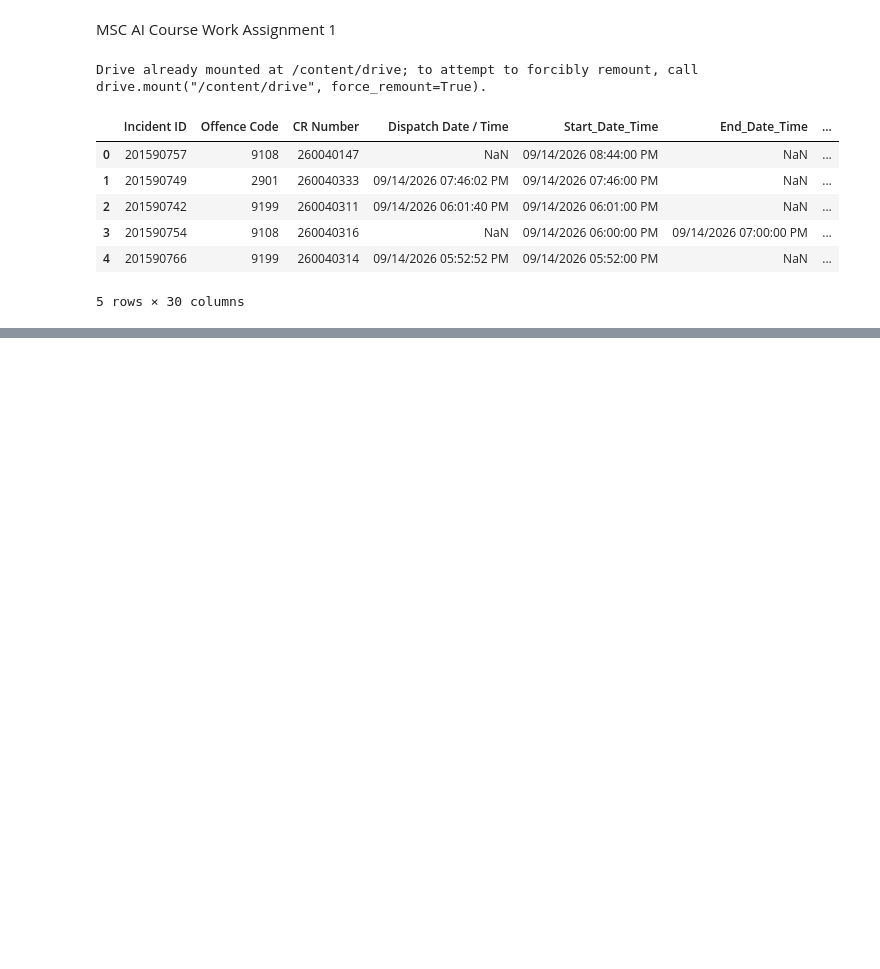
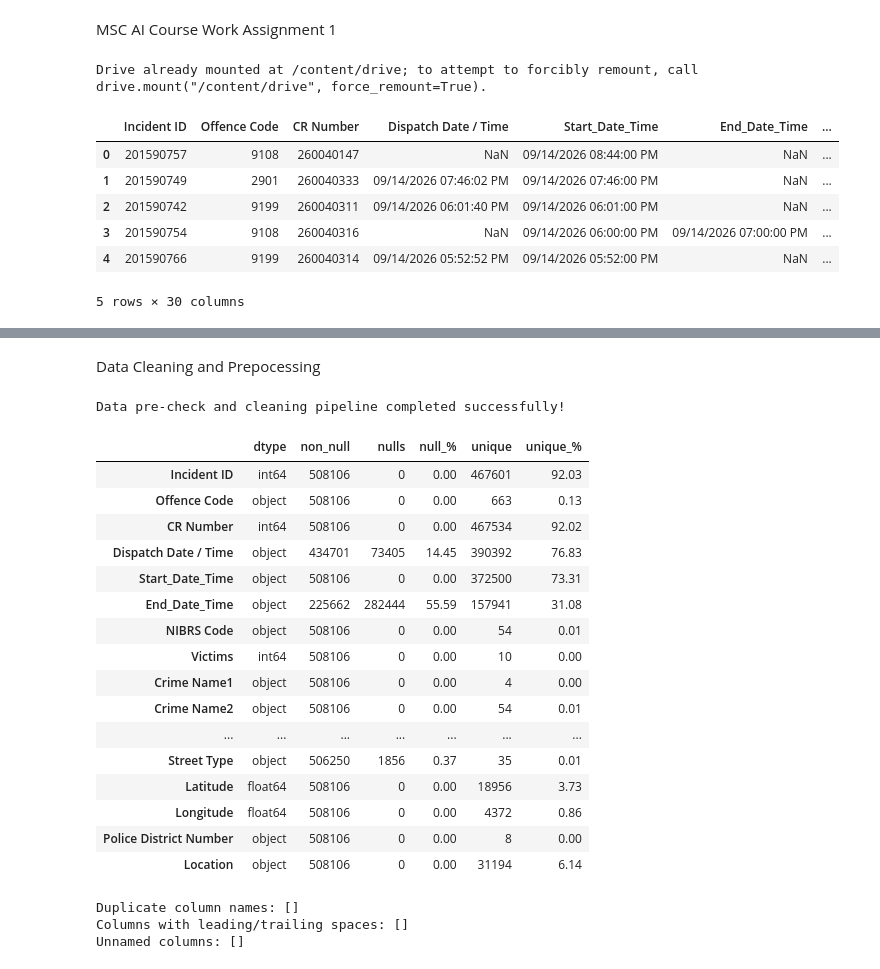
Before and after one commit to klsay/mscai, a Jupyter notebook: MSC_AI_Course_Work_Assignment_1.ipynb, the cells around one changed output, grey strips where cells are left out. Saved outputs shown, nothing was run; the diff lists cells and outputs as text; code cells hidden in the pictures; blank space fills up the shorter version.

```diff
--- a/MSC_AI_Course_Work_Assignment_1.ipynb
+++ b/MSC_AI_Course_Work_Assignment_1.ipynb
@@ -32,0 +90,50 @@ df.head()
+# %% [markdown]
+Data Cleaning and Prepocessing
+# %%
+# Drop 100% empty or redundant columns if present
+empty_cols = [col for col in df.columns if df[col].isnull().sum() == len(df)]
+
+if empty_cols:
+  df = df.drop(columns=empty_cols)
+  print(f"\nDropped empty columns: {empty_cols}")
+
+print("\nData pre-check and cleaning pipeline completed successfully!")
+# %% [output]
+Data pre-check and cleaning pipeline completed successfully!
+# %%
+overview = pd.DataFrame({
+    "dtype": df.dtypes.astype(str),
+    "non_null": df.notna().sum(),
+    "nulls": df.isna().sum(),
+    "null_%": (df.isna().mean() * 100).round(2),
+    "unique": df.nunique(),
+    "unique_%": (df.nunique() / len(df) * 100).round(2),
+})
+display(overview)
+# %% [output]
+|  | dtype | non_null | nulls | null_% | unique | unique_% |
+| Incident ID | int64 | 508106 | 0 | 0.00 | 467601 | 92.03 |
+| Offence Code | object | 508106 | 0 | 0.00 | 663 | 0.13 |
+| CR Number | int64 | 508106 | 0 | 0.00 | 467534 | 92.02 |
+| Dispatch Date / Time | object | 434701 | 73405 | 14.45 | 390392 | 76.83 |
+| Start_Date_Time | object | 508106 | 0 | 0.00 | 372500 | 73.31 |
+| End_Date_Time | object | 225662 | 282444 | 55.59 | 157941 | 31.08 |
+| NIBRS Code | object | 508106 | 0 | 0.00 | 54 | 0.01 |
+| Victims | int64 | 508106 | 0 | 0.00 | 10 | 0.00 |
+| Crime Name1 | object | 508106 | 0 | 0.00 | 4 | 0.00 |
+| Crime Name2 | object | 508106 | 0 | 0.00 | 54 | 0.01 |
+| ... | ... | ... | ... | ... | ... | ... |
+| Street Type | object | 506250 | 1856 | 0.37 | 35 | 0.01 |
+| Latitude | float64 | 508106 | 0 | 0.00 | 18956 | 3.73 |
+| Longitude | float64 | 508106 | 0 | 0.00 | 4372 | 0.86 |
+| Police District Number | object | 508106 | 0 | 0.00 | 8 | 0.00 |
+| Location | object | 508106 | 0 | 0.00 | 31194 | 6.14 |
+# %%
+# Duplicate / odd column names
+print("\nDuplicate column names:", df.columns[df.columns.duplicated()].tolist())
+print("Columns with leading/trailing spaces:", [c for c in df.columns if str(c) != str(c).strip()])
+print("Unnamed columns:", [c for c in df.columns if str(c).startswith("Unnamed")])
+# %% [output]
+Duplicate column names: []
+Columns with leading/trailing spaces: []
+Unnamed columns: []
```
Also changed, not shown: parts of 7 cells of this notebook.
